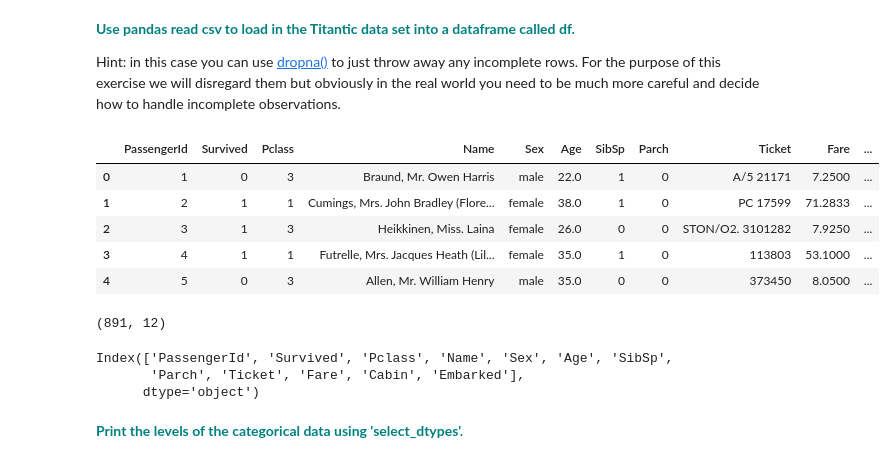
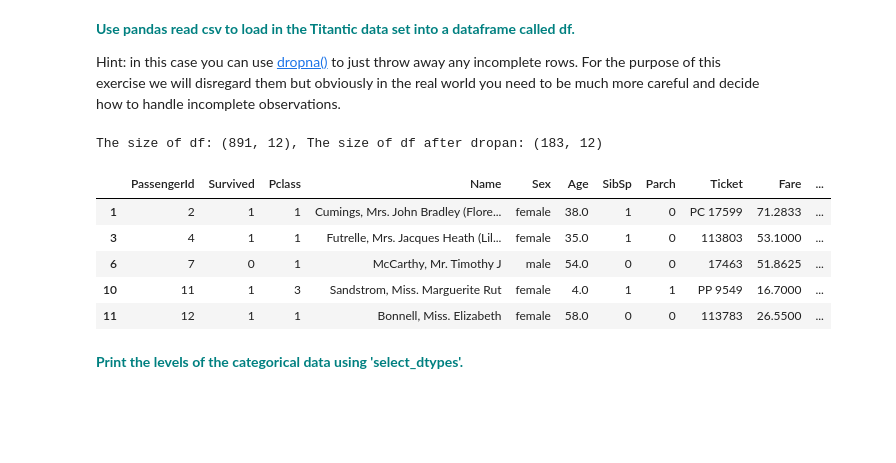
Before and after one commit to TemesgenGT/Springboard_5, a Jupyter notebook: Gradient Boosting Case Study.ipynb, the cells around one changed output. Saved outputs shown, nothing was run; the diff lists cells and outputs as text; code cells hidden in the pictures; blank space fills up the shorter version.

```diff
--- a/Gradient Boosting Case Study.ipynb
+++ b/Gradient Boosting Case Study.ipynb
@@ -127,25 +113,20 @@ Now that you have solid understanding of Gradient Boosting in the regression sce
 **<font color='teal'>Use pandas read csv to load in the Titantic data set into a dataframe called df.</font>**
 
 Hint: in this case you can use [dropna()](https://pandas.pydata.org/pandas-docs/stable/reference/api/pandas.DataFrame.dropna.html) to just throw away any incomplete rows. For the purpose of this exercise we will disregard them but obviously in the real world you need to be much more careful and decide how to handle incomplete observations.
+# %%
+df = pd.read_csv('titanic.csv')
+print("The size of df: {}, The size of df after dropan: {}".format(df.shape, df.dropna().shape))
+# %% [output]
+The size of df: (891, 12), The size of df after dropan: (183, 12)
 # %%
-df = pd.read_csv('titanic.csv')
+df.dropna(inplace=True)
 df.head()
 # %% [output]
 |  | PassengerId | Survived | Pclass | Name | Sex | Age | SibSp | Parch | Ticket | Fare | ... |
-| 0 | 1 | 0 | 3 | Braund, Mr. Owen Harris | male | 22.0 | 1 | 0 | A/5 21171 | 7.2500 | ... |
 | 1 | 2 | 1 | 1 | Cumings, Mrs. John Bradley (Flore... | female | 38.0 | 1 | 0 | PC 17599 | 71.2833 | ... |
-| 2 | 3 | 1 | 3 | Heikkinen, Miss. Laina | female | 26.0 | 0 | 0 | STON/O2. 3101282 | 7.9250 | ... |
 | 3 | 4 | 1 | 1 | Futrelle, Mrs. Jacques Heath (Lil... | female | 35.0 | 1 | 0 | 113803 | 53.1000 | ... |
-| 4 | 5 | 0 | 3 | Allen, Mr. William Henry | male | 35.0 | 0 | 0 | 373450 | 8.0500 | ... |
+| 6 | 7 | 0 | 1 | McCarthy, Mr. Timothy J | male | 54.0 | 0 | 0 | 17463 | 51.8625 | ... |
+| 10 | 11 | 1 | 3 | Sandstrom, Miss. Marguerite Rut | female | 4.0 | 1 | 1 | PP 9549 | 16.7000 | ... |
+| 11 | 12 | 1 | 1 | Bonnell, Miss. Elizabeth | female | 58.0 | 0 | 0 | 113783 | 26.5500 | ... |
-# %%
-df.shape
-# %% [output]
-(891, 12)
-# %%
-df.columns
-# %% [output]
-Index(['PassengerId', 'Survived', 'Pclass', 'Name', 'Sex', 'Age', 'SibSp',
-       'Parch', 'Ticket', 'Fare', 'Cabin', 'Embarked'],
-      dtype='object')
 # %% [markdown]
 **<font color='teal'>Print the levels of the categorical data using 'select_dtypes'. </font>**
```
Also changed, not shown: parts of 27 cells of this notebook.
